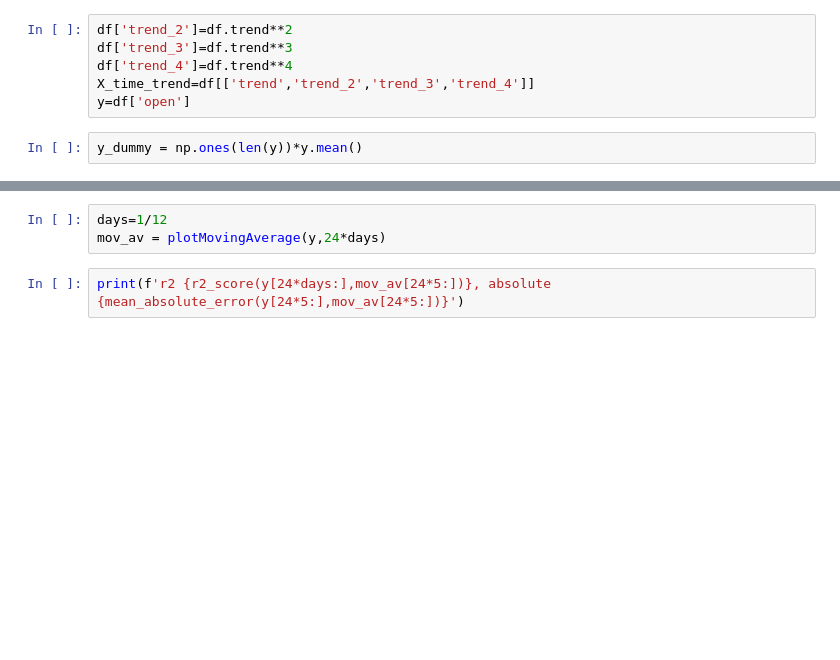
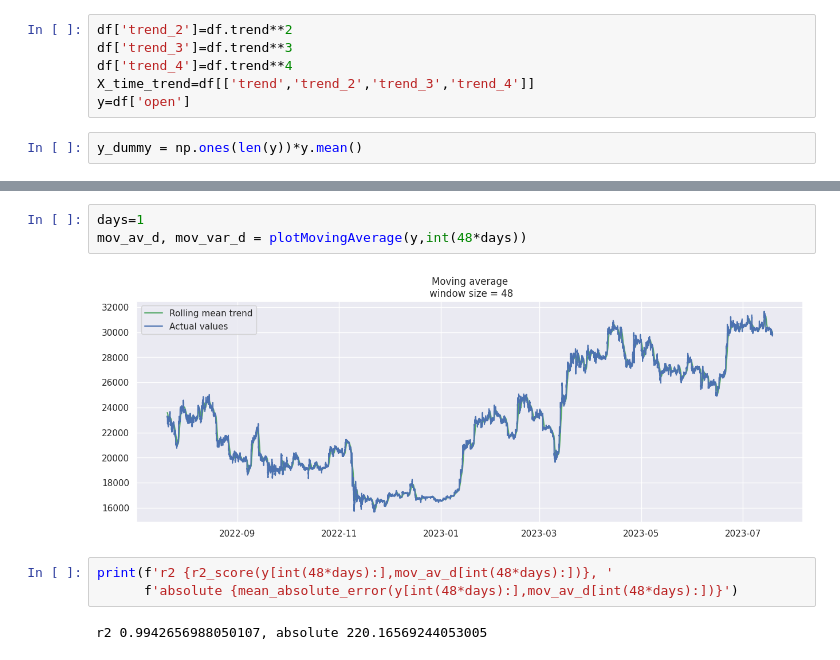
Before and after one commit to KolyaYashin/notebooks, a Jupyter notebook: crypto.ipynb, the cells around one changed output, grey strips where cells are left out. Cells and saved outputs as stored; diff of their text form; blank space fills up the shorter version.

```diff
--- a/crypto.ipynb
+++ b/crypto.ipynb
@@ -160,5 +159,10 @@ def plotMovingAverage(
 # %%
-days=1/12
-mov_av = plotMovingAverage(y,24*days)
+days=1
+mov_av_d, mov_var_d = plotMovingAverage(y,int(48*days))
+# %% [output]
+[figure, added]
-# %%
-print(f'r2 {r2_score(y[24*days:],mov_av[24*5:])}, absolute {mean_absolute_error(y[24*5:],mov_av[24*5:])}')
+# %%
+print(f'r2 {r2_score(y[int(48*days):],mov_av_d[int(48*days):])}, '
+      f'absolute {mean_absolute_error(y[int(48*days):],mov_av_d[int(48*days):])}')
+# %% [output]
+r2 0.9942656988050107, absolute 220.16569244053005
```
Also changed, not shown: parts of 42 cells of this notebook.
